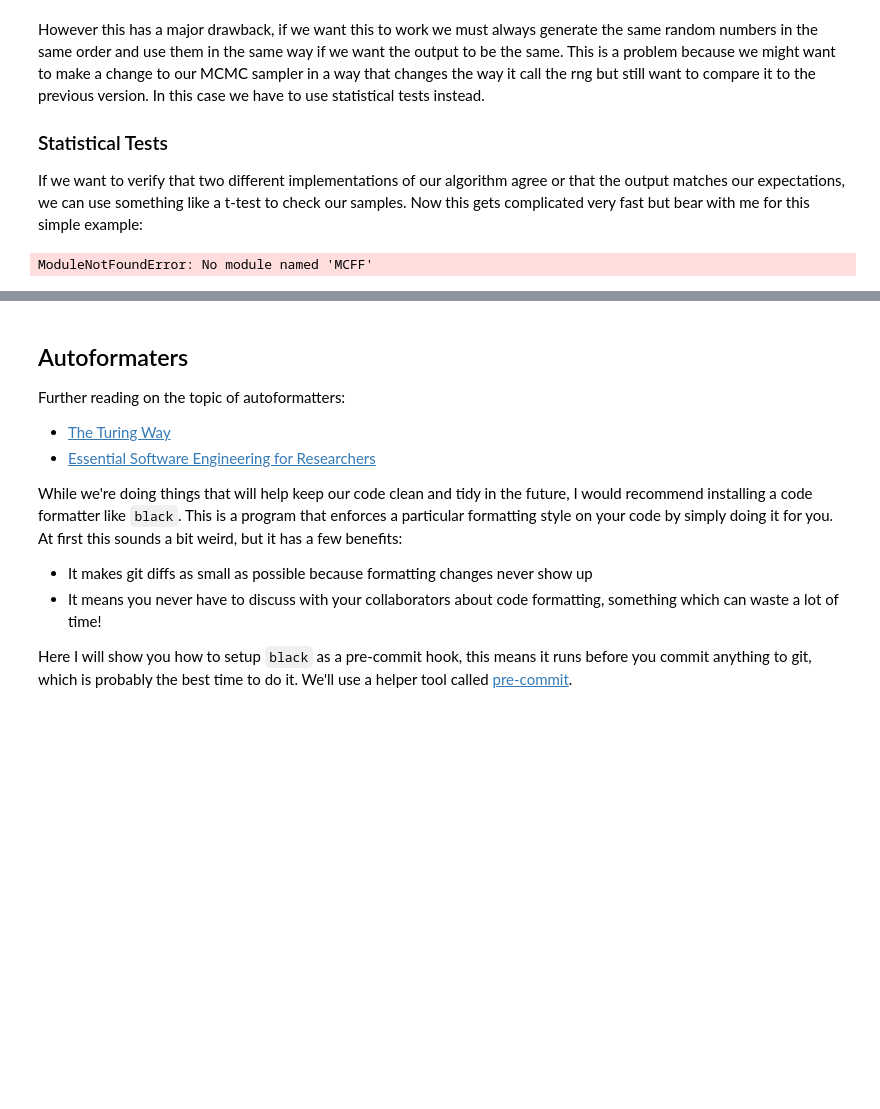
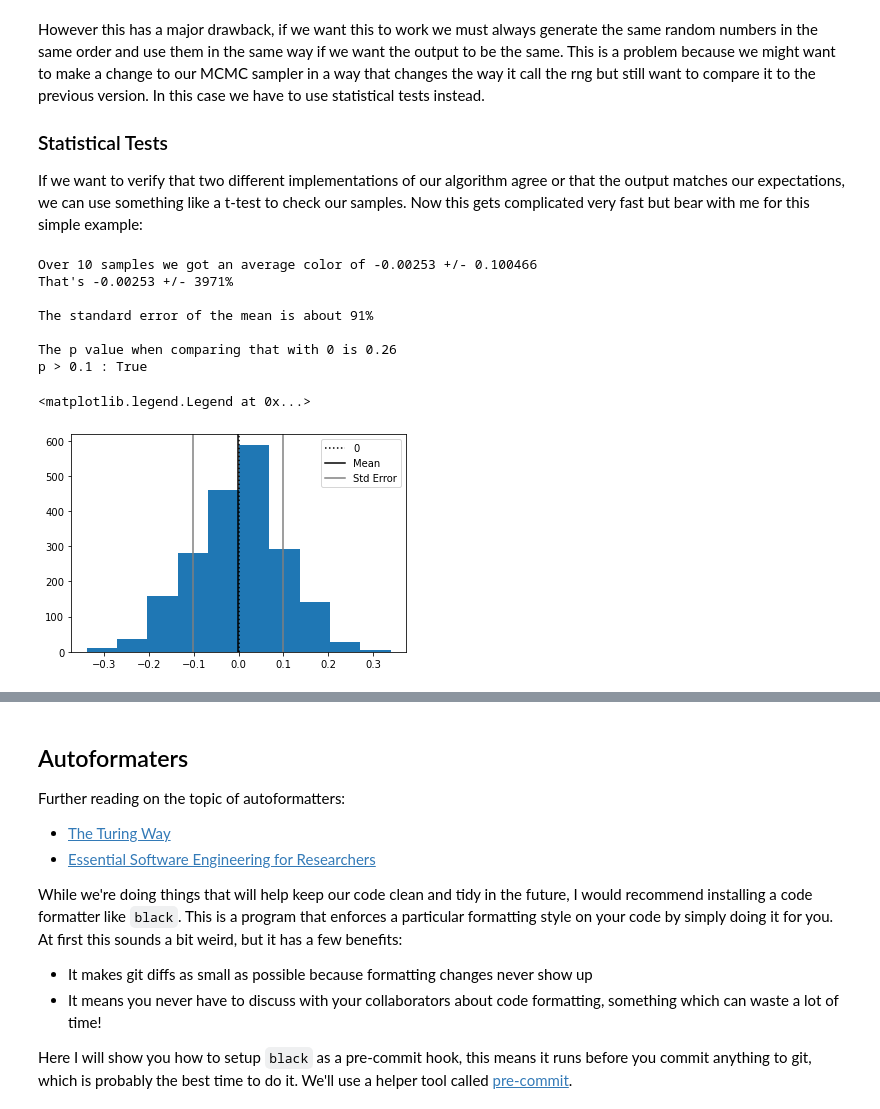
Before and after one commit to ImperialCollegeLondon/ReCoDE_MCMCFF, a Jupyter notebook: docs/learning/04 Testing.ipynb, the cells around one changed output, grey strips where cells are left out. Drawn from its saved outputs; the diff is of its cells as text; code cells hidden in the pictures; blank space fills up the shorter version.

```diff
--- a/docs/learning/04 Testing.ipynb
+++ b/docs/learning/04 Testing.ipynb
@@ -148,31 +157,63 @@ However this has a major drawback, if we want this to work we must always genera
 ### Statistical Tests
 If we want to verify that two different implementations of our algorithm agree or that the output matches our expectations, we can use something like a t-test to check our samples. Now this gets complicated very fast but bear with me for this simple example:
 # %%
+import numpy as np
+from scipy import stats
 from MCFF.mcmc import mcmc_generator
+from matplotlib import pyplot as plt
+
 
 ### The measurement we will make ###
 def average_color(state):
     return np.mean(state)
 
 
 ### Simulation Inputs ###
 N = 10  # Use an NxN system
 T = 1000  # What temperatures to use
-steps = 200  # How many times to sample the state
+steps = 2000  # How many times to sample the state
 stepsize = N**2  # How many individual monte carlo flips to do in between each sample
-initial_state = np.ones(shape=(N, N))  # the intial state to use
+initial_state = np.ones(shape=(N, N))  # the initial state to use
 
 ### Simulation Code ###
 average_color_data = np.array(
     [
         average_color(s)
         for s in mcmc_generator(initial_state, steps=steps, stepsize=stepsize, T=T)
     ]
 )
 
 
-from scipy import stats
+mean, std_dev = np.mean(average_color_data), np.std(average_color_data)
+std_error = std_dev / np.sqrt(steps)
 
-stats.ttest_1samp(average_color_data, 0).pvalue < 1 / 50
+p_value = stats.ttest_1samp(average_color_data, 0).pvalue
+print(
+    f"""
+Over {N} samples we got an average color of {mean:g} +/- {std_dev:g}
+That's {mean:g} +/- {std_dev/abs(mean)*100:.0f}%
+
+The standard error of the mean is about {std_err/abs(mean)*100:.0f}%
+
+The p value when comparing that with 0 is {p_value:.2g}
+p > 0.1 : {p_value > 0.1}
+
+"""
+)
+f, ax = plt.subplots()
+ax.hist(average_color_data)
+ax.axvline(0, linestyle="dotted", color="k", label="0")
+ax.axvline(mean, color="k", label="Mean")
+ax.axvline(mean + std_dev, color="grey", label="Std Error")
+ax.axvline(mean - std_dev, color="grey")
+ax.legend()
 # %% [output]
-ModuleNotFoundError: No module named 'MCFF'
+Over 10 samples we got an average color of -0.00253 +/- 0.100466
+That's -0.00253 +/- 3971%
+
+The standard error of the mean is about 91%
+
+The p value when comparing that with 0 is 0.26
+p > 0.1 : True
+<matplotlib.legend.Legend at 0x...>
+[figure, added]
```
Also changed, not shown: parts of 4 cells of this notebook, 2 other files.
